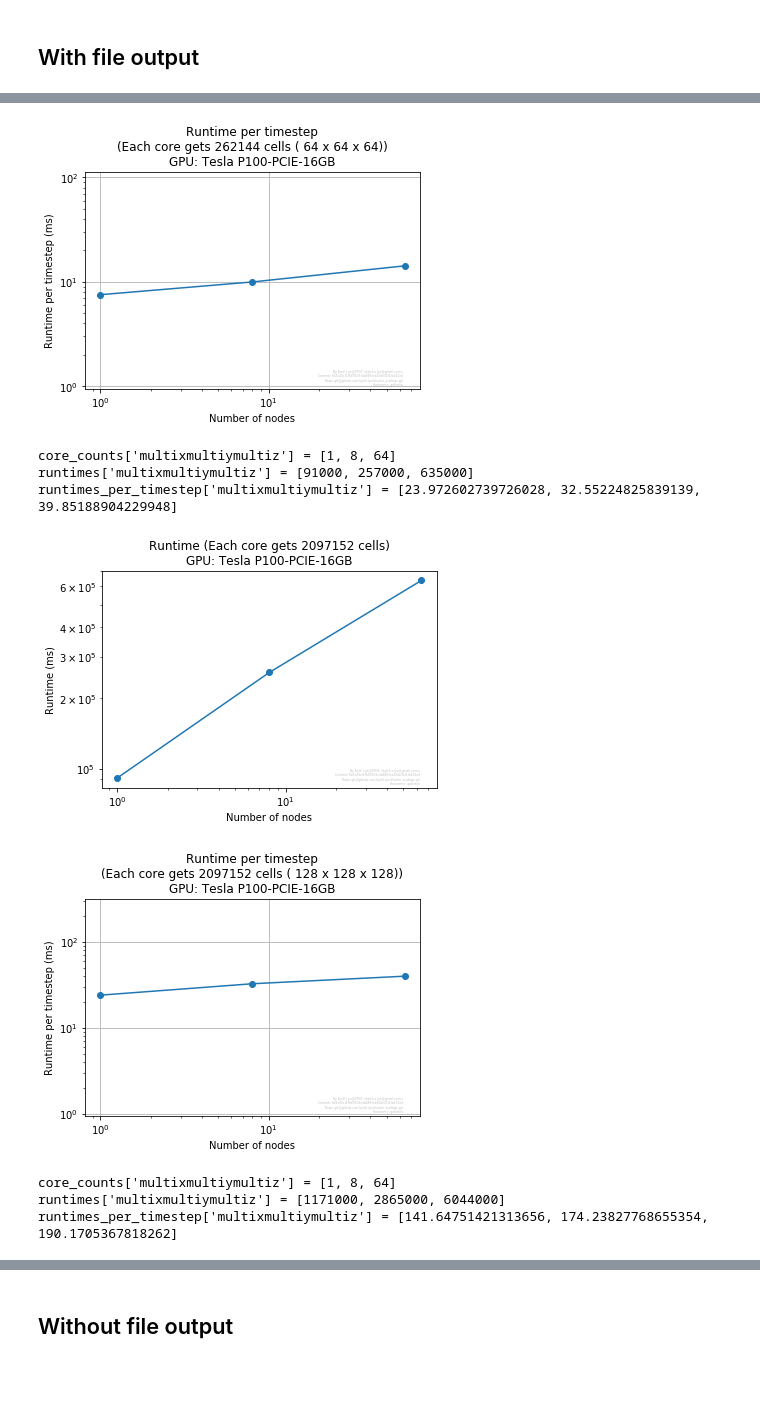
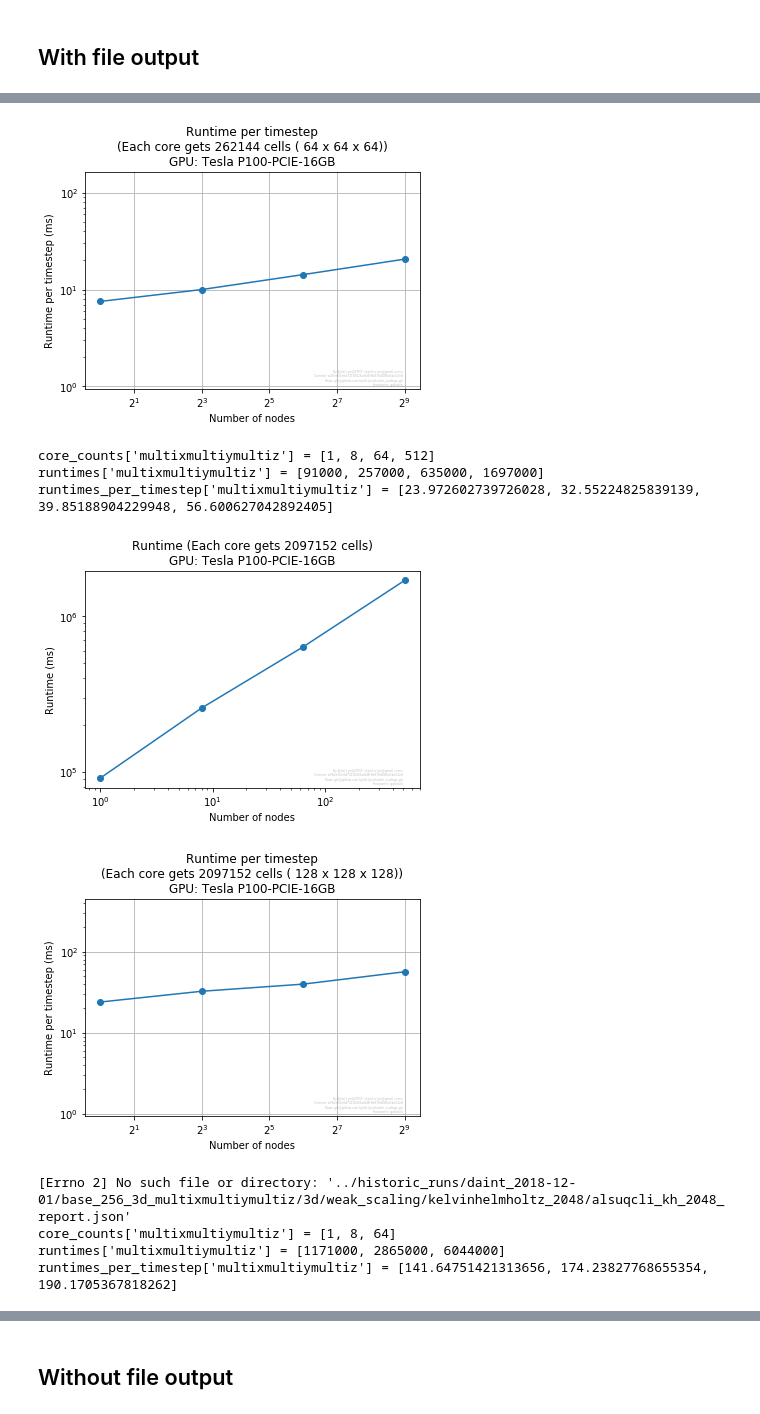
Before and after one commit to kjetil-lye/alsvinn_scalings, a Jupyter notebook: notebooks/WeakScalingReport3DCUDA.ipynb, the cells around one changed output, grey strips where cells are left out. Drawn from its saved outputs; the diff is of its cells as text; code cells hidden in the pictures; blank space fills up the shorter version.

Commit message:
updated figures

```diff
--- a/notebooks/WeakScalingReport3DCUDA.ipynb
+++ b/notebooks/WeakScalingReport3DCUDA.ipynb
@@ -32,7 +32,7 @@ for base_N in base_Ns:
     for setup in setups:
         basename = '../historic_runs/daint_{historic_date}/base_{base_N}_3d_{setup}/3d/weak_scaling/kelvinhelmholtz_{N}/alsuqcli_kh_{N}_report.json'
 
-        resolutions = base_N * 2**arange(3)
+        resolutions = base_N * 2**arange(4)
         runtimes = []
         runtimes_per_timestep = []
         core_counts = []
@@ -56,7 +56,7 @@ for base_N in base_Ns:
                 errors +="Failed at resolution {N} with {setup}\n\n Skipping\n.".format(N=resolution, setup=setup)
                 errors +=str(e) + '\n'
                 print(e)
-                raise e
+                #raise e
         try:
             if len(runtimes) == 0:
                 continue
@@ -72,7 +72,7 @@ for base_N in base_Ns:
             plt.figure(1)
             plt.title("Runtime per timestep\n(Each core gets %d cells ( %d x %d x %d))\nGPU: %s" % \
                       (resolutions[0]**3, resolutions[0], resolutions[0], resolutions[0], gpu))
-            plt.loglog(core_counts, runtimes_per_timestep, '-o',label=setup)
+            plt.loglog(core_counts, runtimes_per_timestep, '-o',label=setup, basex=2)
             if min_runtime_timestep is None:
                 min_runtime_timestep = min(runtimes_per_timestep)
                 max_runtime_timestep = max(runtimes_per_timestep)
@@ -122,9 +122,10 @@ runtimes_per_timestep['multixmultiymultiz'] = [7.536231884057971, 9.985734664764
-[figure, old version]
+[figure, new version]
-core_counts['multixmultiymultiz'] = [1, 8, 64]
-runtimes['multixmultiymultiz'] = [91000, 257000, 635000]
-runtimes_per_timestep['multixmultiymultiz'] = [23.972602739726028, 32.55224825839139, 39.85188904229948]
+core_counts['multixmultiymultiz'] = [1, 8, 64, 512]
+runtimes['multixmultiymultiz'] = [91000, 257000, 635000, 1697000]
+runtimes_per_timestep['multixmultiymultiz'] = [23.972602739726028, 32.55224825839139, 39.85188904229948, 56.600627042892405]
-[figure, old version]
+[figure, new version]
-[figure, old version]
+[figure, new version]
+[Errno 2] No such file or directory: '../historic_runs/daint_2018-12-01/base_256_3d_multixmultiymultiz/3d/weak_scaling/kelvinhelmholtz_2048/alsuqcli_kh_2048_report.json'
 core_counts['multixmultiymultiz'] = [1, 8, 64]
 runtimes['multixmultiymultiz'] = [1171000, 2865000, 6044000]
 runtimes_per_timestep['multixmultiymultiz'] = [141.64751421313656, 174.23827768655354, 190.1705367818262]
```
Also changed, not shown: parts of 3 cells of this notebook, 14 other files.
